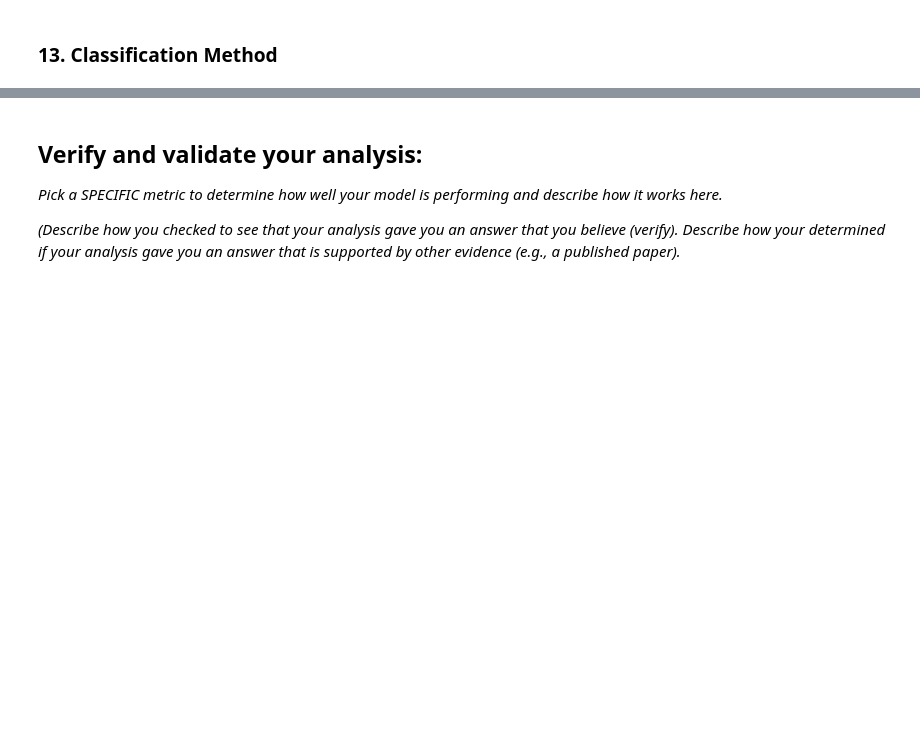
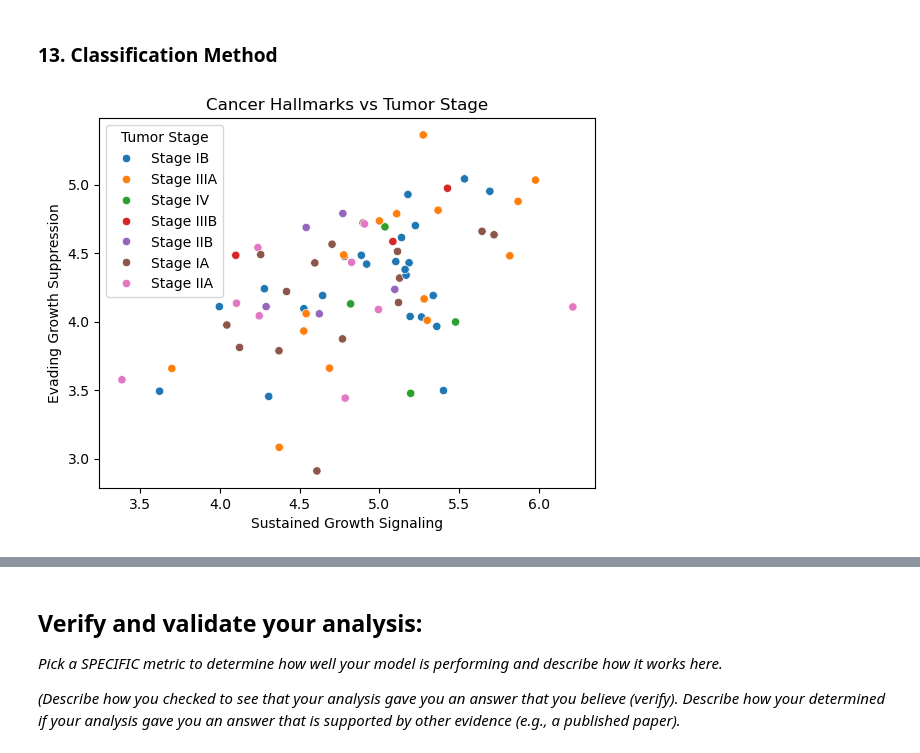
Before and after one commit to smgroves/Module-4-Cancer, a Jupyter notebook: code/Module 4 Template.ipynb, the cells around one changed output, grey strips where cells are left out. Drawn from its saved outputs; the diff is of its cells as text; code cells hidden in the pictures; blank space fills up the shorter version.

Commit message:
Classification method for tumor stages

```diff
--- a/code/Module 4 Template.ipynb
+++ b/code/Module 4 Template.ipynb
@@ -372,17 +373,82 @@ plt.show()
 # %%
 common_patients_genes = LUAD_metadata.loc[common_patients]
 stage_aligned = common_patients_genes['ajcc_pathologic_tumor_stage']
 
-x = np.array(growth_aligned).reshape(-1,1)
-y = np.array(suppression_aligned).reshape(-1,1)
+# x = np.array(growth_aligned).reshape(-1,1)
+# y = np.array(suppression_aligned).reshape(-1,1)
 
-y_label = [{0: "malignant", 1: "benign"}[i] for i in y]
-sns.scatterplot(x=X["mean expression of Sustained Growth Genes"],
-                y=X["mean expression of Evading Suppression Genes"],
-                hue=y_label,
-                palette="Set1")
-# %%
-feature_1 = "mean expression of Sustained Growth Genes"
-feature_2 = "mean expression of Evading Suppression Genes"
-X = X[[feature_1, feature_2]].values
+plot_df = pd.DataFrame({
+    'growth': growth_aligned,
+    'suppression': suppression_aligned,
+    'stage': stage_aligned
+}).dropna()
+
+
+plt.figure()
+
+sns.scatterplot(
+    data=plot_df,
+    x='growth',
+    y='suppression',
+    hue='stage',
+)
+
+plt.xlabel("Sustained Growth Signaling")
+plt.ylabel("Evading Growth Suppression")
+plt.title("Cancer Hallmarks vs Tumor Stage")
+
+plt.legend(title="Tumor Stage")
+plt.show()
+
+
+
+# --- Step 1: Prepare data ---
+X = plot_df[['growth', 'suppression']].values
+y = plot_df['stage']
+
+# Encode labels
+from sklearn.preprocessing import LabelEncoder
+le = LabelEncoder()
+y_encoded = le.fit_transform(y)
+
+# --- Step 2: Fit model ---
+model = LogisticRegression(penalty=None, max_iter=1000)
+model.fit(X, y_encoded)
+
+# --- Step 3: Evaluate ---
+print("Accuracy:", model.score(X, y_encoded))
+
+# --- Step 4: Create meshgrid ---
+x_min, x_max = X[:, 0].min(), X[:, 0].max()
+y_min, y_max = X[:, 1].min(), X[:, 1].max()
+
+xx, yy = np.meshgrid(
+    np.linspace(x_min, x_max, 300),
+    np.linspace(y_min, y_max, 300)
+)
+
+# --- Step 5: Predict regions (IMPORTANT FIX) ---
+Z = model.predict(np.c_[xx.ravel(), yy.ravel()])
+Z = Z.reshape(xx.shape)
+
+# --- Step 6: Plot decision regions ---
+plt.figure()
+
+plt.contourf(xx, yy, Z, alpha=0.3, cmap="Set1")
+
+sns.scatterplot(
+    x=X[:, 0],
+    y=X[:, 1],
+    hue=y,                 # original labels (Stage I, II, etc.)
+    palette="Set1",
+    edgecolor='k'
+)
+
+plt.xlabel("Sustained Growth Signaling")
+plt.ylabel("Evading Growth Suppression")
+plt.title("Tumor Stage Classification (Logistic Regression)")
+
+plt.legend(title="Tumor Stage")
+plt.show()
 # %% [output]
+[figure, added]
```
Also changed, not shown: parts of 2 cells of this notebook.
